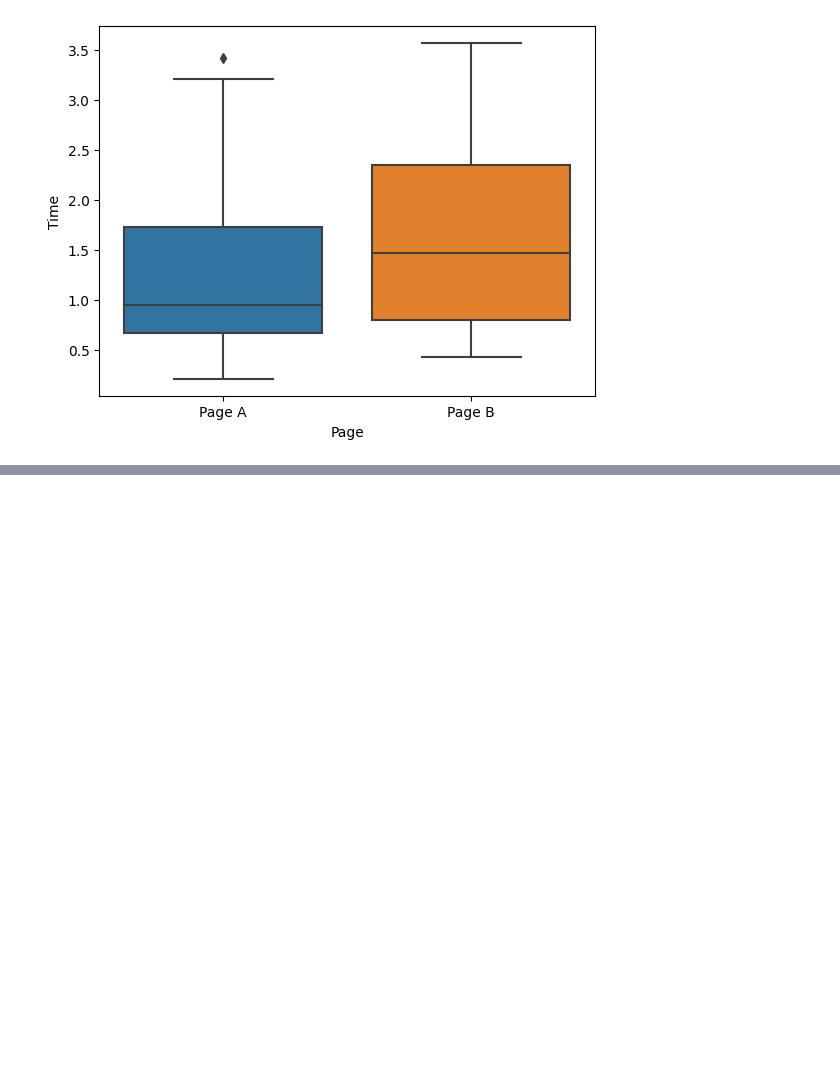
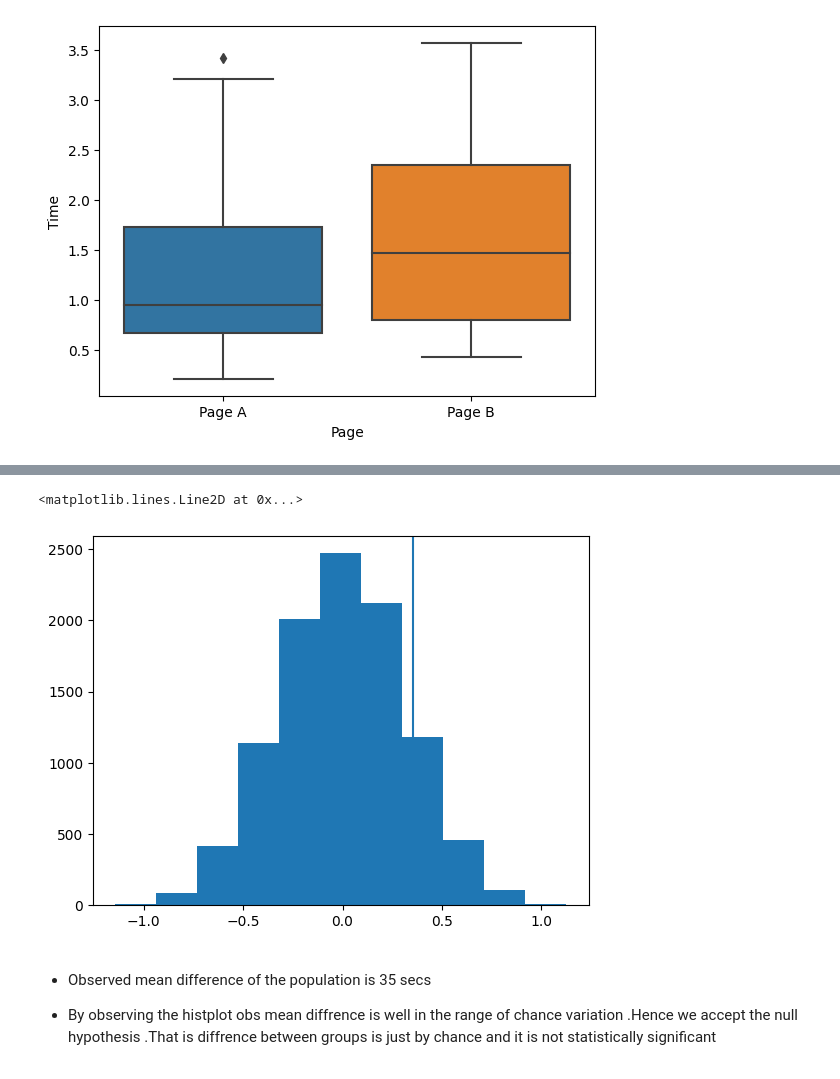
Before and after one commit to Anish-7/practical_statistics_notes, a Jupyter notebook: notes/chap3.ipynb, the cells around one changed output, grey strips where cells are left out. Saved outputs shown, nothing was run; the diff lists cells and outputs as text; code cells hidden in the pictures; blank space fills up the shorter version.

```diff
--- a/notes/chap3.ipynb
+++ b/notes/chap3.ipynb
@@ -116,3 +222,9 @@ sns.boxplot(x=session.Page,y=session.Time)
 # %% [output]
 <AxesSubplot: xlabel='Page', ylabel='Time'>
 [figure]
+# %%
+page_a=session[session.Page == "Page A"]
+page_b=session[session.Page == "Page B"]
+
+obs_diff=page_b.Time.mean()-page_a.Time.mean()
+print(f"the mean difference is {obs_diff}")
@@ -118,0 +255,27 @@ sns.boxplot(x=session.Page,y=session.Time)
+# %%
+import random
+
+def perm_sampling(data,na,nb):
+    total_nos = na+nb
+    idx_b = set(random.sample(range(total_nos), nb))
+    # Here set is used to get non repeating index , random.sample gives a random item from data and.. parameter says here says that
+    # from range of data , take out samples randomly nb times
+    idx_a = set(range(total_nos)) - idx_b
+
+    return data.loc[list(idx_b)].mean()-data.loc[list(idx_a)].mean()
+# %%
+perm_mean_diff=[]
+for _ in range(10000):
+    perm_mean_diff.append(perm_sampling(session.Time,21,15))
+# %%
+import matplotlib.pyplot as plt
+
+plt.hist(perm_mean_diff,bins=11)
+plt.axvline(obs_diff)
+# %% [output]
+<matplotlib.lines.Line2D at 0x...>
+[figure, added]
+# %% [markdown]
+- Observed mean difference of the population is 35 secs
+
+- By observing the histplot obs mean diffrence is well in the range of chance variation .Hence we accept the null hypothesis .That is diffrence between groups is just by chance and it is not statistically significant
```
Also changed, not shown: parts of 13 cells of this notebook.
